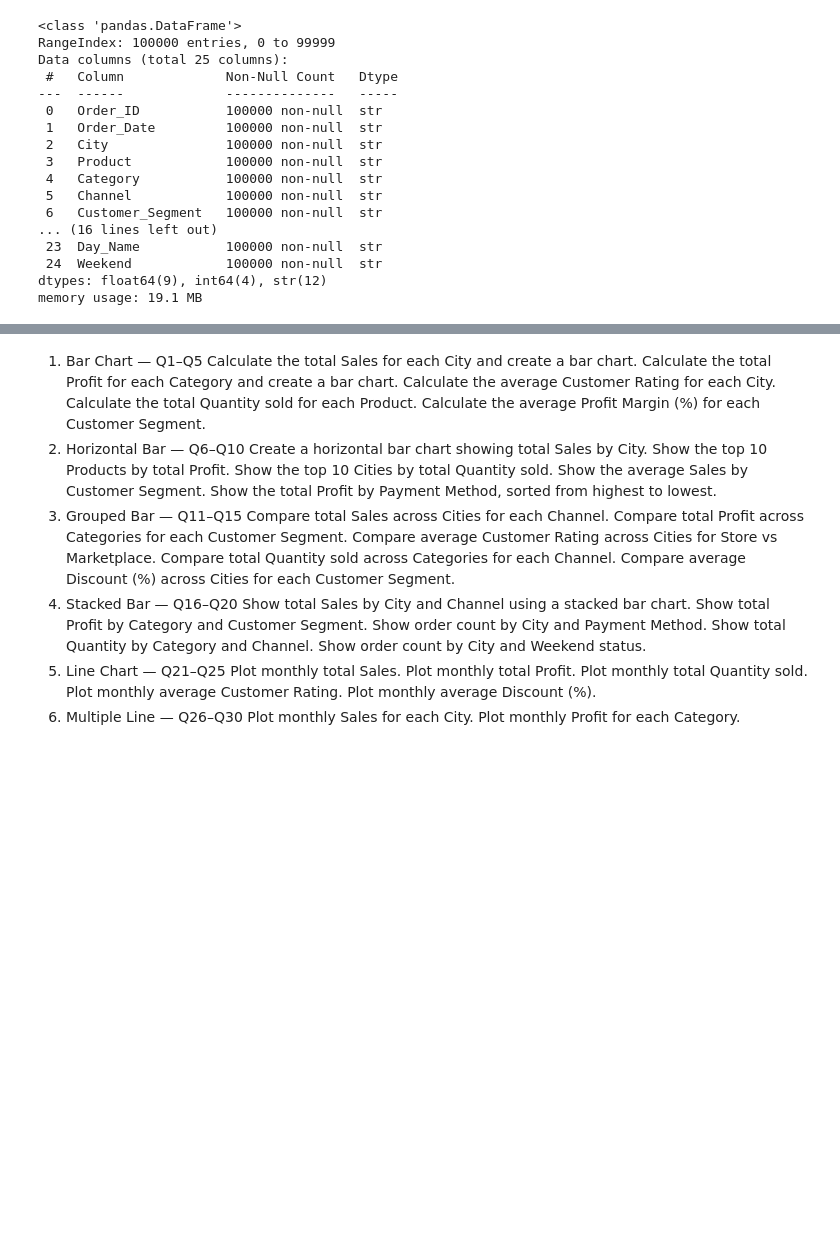
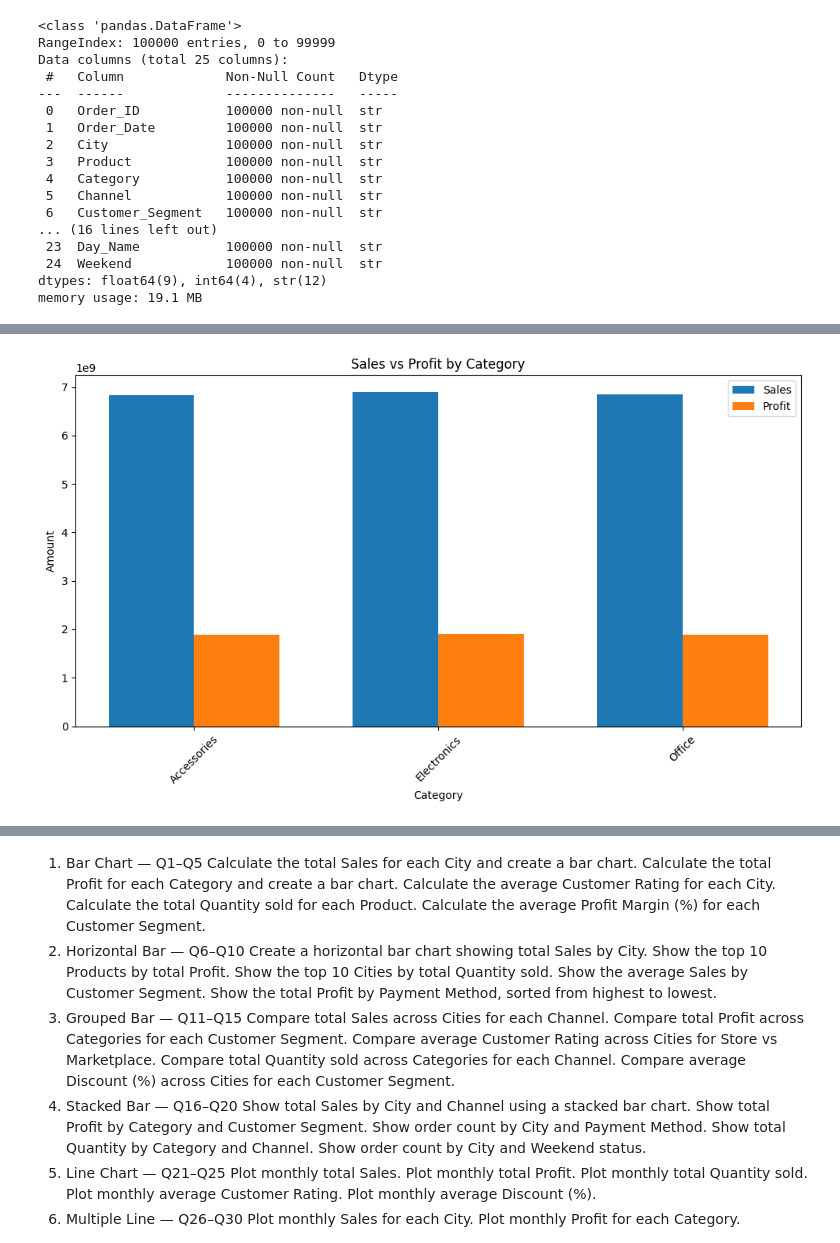
Before and after one commit to Suraj-kumar121K/Matplotlib, a Jupyter notebook: Practice/chart_practice.ipynb, the cells around one changed output, grey strips where cells are left out. Saved outputs shown, nothing was run; the diff lists cells and outputs as text; code cells hidden in the pictures; blank space fills up the shorter version.

```diff
--- a/Practice/chart_practice.ipynb
+++ b/Practice/chart_practice.ipynb
@@ -171,0 +214,39 @@ memory usage: 19.1 MB
+# %%
+data = df.groupby("Category")[["Sales", "Profit"]].sum()
+
+x = np.arange(len(data))
+
+width = 0.35
+
+plt.figure(figsize=(10, 6))
+
+plt.bar(
+    x - width / 2,
+    data["Sales"],
+    width,
+    label="Sales"
+)
+
+plt.bar(
+    x + width / 2,
+    data["Profit"],
+    width,
+    label="Profit"
+)
+
+plt.xticks(
+    x,
+    data.index,
+    rotation=45
+)
+
+plt.title("Sales vs Profit by Category")
+plt.xlabel("Category")
+plt.ylabel("Amount")
+
+plt.legend()
+
+plt.tight_layout()
+plt.show()
+# %% [output]
+[figure, added]
```
Also changed, not shown: parts of 24 cells of this notebook.
